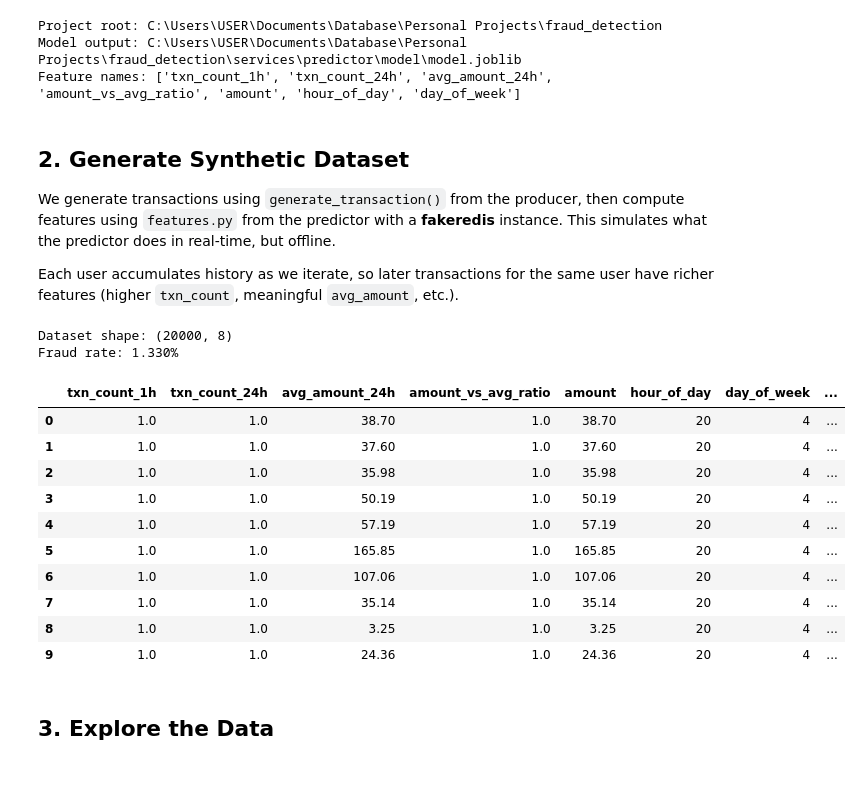
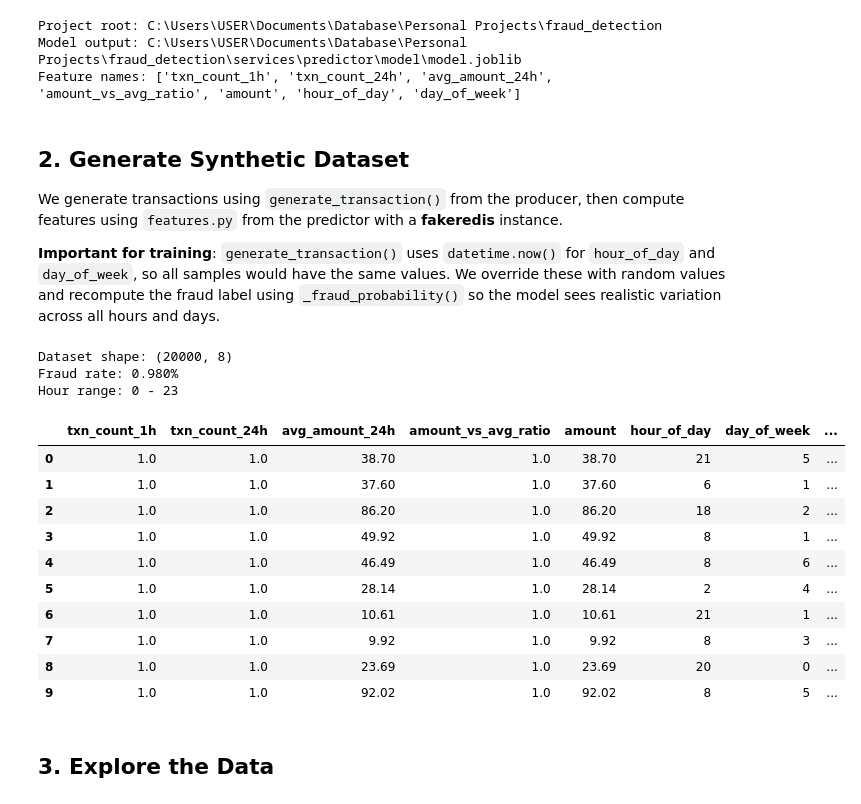
Before and after one commit to PaulRaffoul/fraud-detection, a Jupyter notebook: notebooks/train_model.ipynb, the cells around one changed output. Saved outputs shown, nothing was run; the diff lists cells and outputs as text; code cells hidden in the pictures; blank space fills up the shorter version.

```diff
--- a/notebooks/train_model.ipynb
+++ b/notebooks/train_model.ipynb
@@ -16,7 +16,7 @@ import sys
 import json
 import time
 import random
-import importlib
+import importlib.util
 from pathlib import Path
 
 import numpy as np
@@ -40,20 +40,22 @@ from sklearn.metrics import (
 
 PROJECT_ROOT = Path.cwd().parent
 
-# Import producer's transaction module (avoid app namespace collision)
-sys.path.insert(0, str(PROJECT_ROOT / "services" / "producer"))
-import app.transaction as transaction_mod
-sys.path.pop(0)
+# Import modules directly from file paths to avoid app namespace collisions
+def _import_from_path(module_name: str, file_path: Path):
+    spec = importlib.util.spec_from_file_location(module_name, file_path)
+    mod = importlib.util.module_from_spec(spec)
+    spec.loader.exec_module(mod)
+    return mod
 
-# Import predictor's features module
-sys.path.insert(0, str(PROJECT_ROOT / "services" / "predictor"))
-# Reload app package to point at predictor's app/
-if "app" in sys.modules:
-    del sys.modules["app"]
-import app.features as features_mod
-sys.path.pop(0)
+transaction_mod = _import_from_path(
+    "transaction", PROJECT_ROOT / "services" / "producer" / "app" / "transaction.py"
+)
+features_mod = _import_from_path(
+    "features", PROJECT_ROOT / "services" / "predictor" / "app" / "features.py"
+)
 
 generate_transaction = transaction_mod.generate_transaction
+_fraud_probability = transaction_mod._fraud_probability
 FEATURE_NAMES = features_mod.FEATURE_NAMES
 update_user_features = features_mod.update_user_features
 get_user_features = features_mod.get_user_features
@@ -72,9 +74,9 @@ Feature names: ['txn_count_1h', 'txn_count_24h', 'avg_amount_24h', 'amount_vs_av
 # %% [markdown]
 ## 2. Generate Synthetic Dataset
 
-We generate transactions using `generate_transaction()` from the producer, then compute features using `features.py` from the predictor with a **fakeredis** instance. This simulates what the predictor does in real-time, but offline.
+We generate transactions using `generate_transaction()` from the producer, then compute features using `features.py` from the predictor with a **fakeredis** instance.
 
-Each user accumulates history as we iterate, so later transactions for the same user have richer features (higher `txn_count`, meaningful `avg_amount`, etc.).
+**Important for training**: `generate_transaction()` uses `datetime.now()` for `hour_of_day` and `day_of_week`, so all samples would have the same values. We override these with random values and recompute the fraud label using `_fraud_probability()` so the model sees realistic variation across all hours and days.
 # %%
 N_SAMPLES = 20_000
 random.seed(42)
@@ -84,47 +86,60 @@ redis_client = fakeredis.FakeRedis()
 
 rows = []
 base_ts = time.time() - 86400  # start 24h ago so windows are meaningful
 
 for i in range(N_SAMPLES):
     txn = generate_transaction(drift_mode=False)
     ts = base_ts + (i * 2)  # 2 seconds apart
 
+    # Randomize hour and day for training variety (live producer uses real time)
+    hour = random.randint(0, 23)
+    day = random.randint(0, 6)
+
+    # Recompute fraud label with the randomized hour
+    fraud_prob = _fraud_probability(
+        txn["amount"], hour, txn["merchant_category"],
+        transaction_mod.FRAUD_RATE_BASE_NORMAL,
+    )
+    is_fraud = int(random.random() < fraud_prob)
+
     user_id = txn["user_id"]
     amount = txn["amount"]
     txn_id = txn["transaction_id"]
 
     # Update Redis with this transaction (write path)
     update_user_features(redis_client, user_id, txn_id, amount, timestamp=ts)
 
     # Compute features (read path) — same code as the predictor
     features = get_user_features(redis_client, user_id, amount, timestamp=ts)
 
     rows.append({
         **features,
         "amount": amount,
-        "hour_of_day": txn["hour_of_day"],
-        "day_of_week": txn["day_of_week"],
-        "is_fraud": int(txn["is_fraud"]),
+        "hour_of_day": hour,
+        "day_of_week": day,
+        "is_fraud": is_fraud,
     })
 
 df = pd.DataFrame(rows)
 print(f"Dataset shape: {df.shape}")
 print(f"Fraud rate: {df['is_fraud'].mean():.3%}")
+print(f"Hour range: {df['hour_of_day'].min()} - {df['hour_of_day'].max()}")
 df.head(10)
 # %% [output]
 Dataset shape: (20000, 8)
-Fraud rate: 1.330%
+Fraud rate: 0.980%
+Hour range: 0 - 23
 |  | txn_count_1h | txn_count_24h | avg_amount_24h | amount_vs_avg_ratio | amount | hour_of_day | day_of_week | ... |
-| 0 | 1.0 | 1.0 | 38.70 | 1.0 | 38.70 | 20 | 4 | ... |
-| 1 | 1.0 | 1.0 | 37.60 | 1.0 | 37.60 | 20 | 4 | ... |
-| 2 | 1.0 | 1.0 | 35.98 | 1.0 | 35.98 | 20 | 4 | ... |
-| 3 | 1.0 | 1.0 | 50.19 | 1.0 | 50.19 | 20 | 4 | ... |
-| 4 | 1.0 | 1.0 | 57.19 | 1.0 | 57.19 | 20 | 4 | ... |
-| 5 | 1.0 | 1.0 | 165.85 | 1.0 | 165.85 | 20 | 4 | ... |
-| 6 | 1.0 | 1.0 | 107.06 | 1.0 | 107.06 | 20 | 4 | ... |
-| 7 | 1.0 | 1.0 | 35.14 | 1.0 | 35.14 | 20 | 4 | ... |
-| 8 | 1.0 | 1.0 | 3.25 | 1.0 | 3.25 | 20 | 4 | ... |
-| 9 | 1.0 | 1.0 | 24.36 | 1.0 | 24.36 | 20 | 4 | ... |
+| 0 | 1.0 | 1.0 | 38.70 | 1.0 | 38.70 | 21 | 5 | ... |
+| 1 | 1.0 | 1.0 | 37.60 | 1.0 | 37.60 | 6 | 1 | ... |
+| 2 | 1.0 | 1.0 | 86.20 | 1.0 | 86.20 | 18 | 2 | ... |
+| 3 | 1.0 | 1.0 | 49.92 | 1.0 | 49.92 | 8 | 1 | ... |
+| 4 | 1.0 | 1.0 | 46.49 | 1.0 | 46.49 | 8 | 6 | ... |
+| 5 | 1.0 | 1.0 | 28.14 | 1.0 | 28.14 | 2 | 4 | ... |
+| 6 | 1.0 | 1.0 | 10.61 | 1.0 | 10.61 | 21 | 1 | ... |
+| 7 | 1.0 | 1.0 | 9.92 | 1.0 | 9.92 | 8 | 3 | ... |
+| 8 | 1.0 | 1.0 | 23.69 | 1.0 | 23.69 | 20 | 0 | ... |
+| 9 | 1.0 | 1.0 | 92.02 | 1.0 | 92.02 | 8 | 5 | ... |
 # %% [markdown]
 ## 3. Explore the Data
 # %%
```
Also changed, not shown: parts of 6 cells of this notebook, 4 other files.
